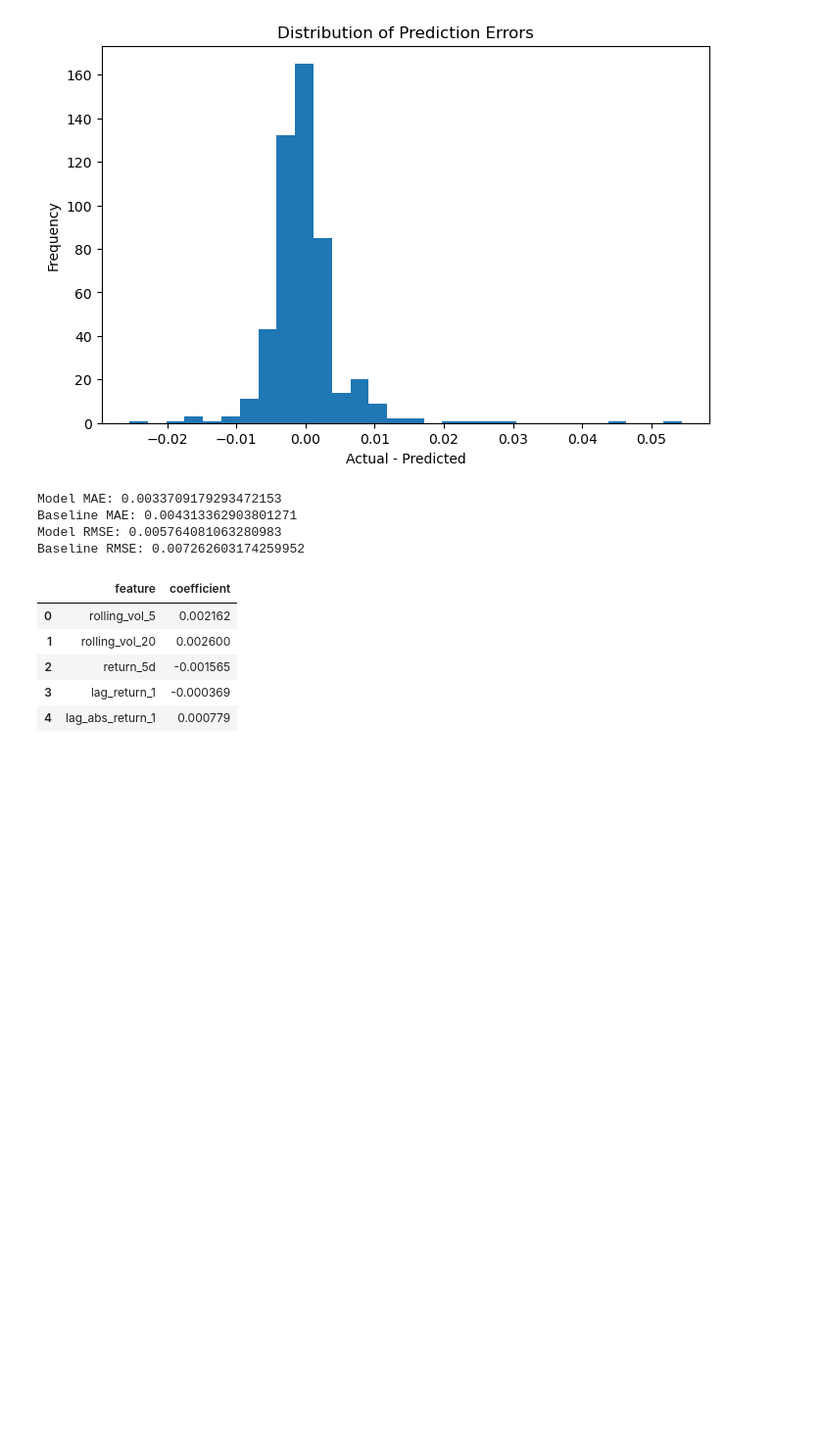
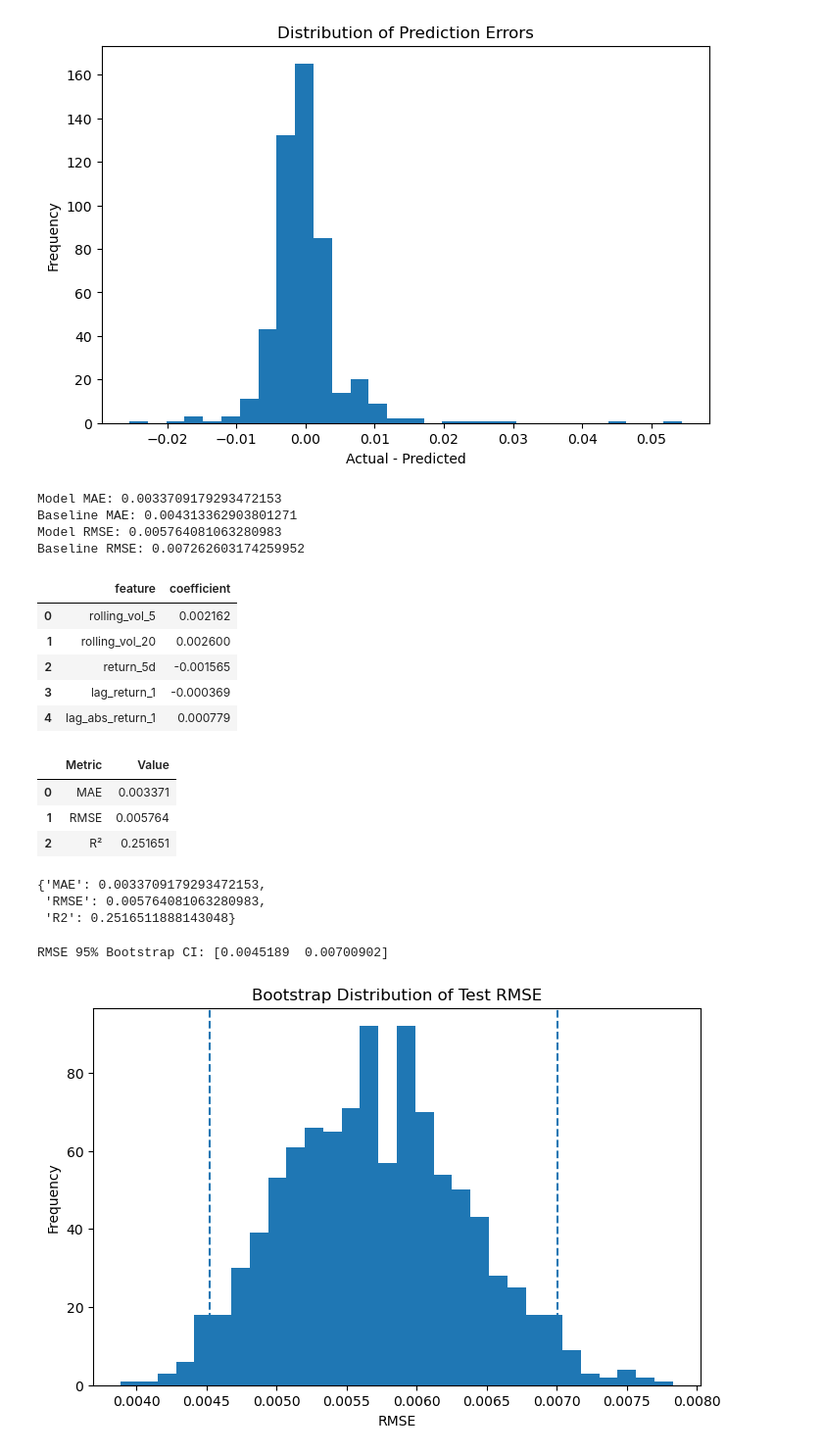
Before and after one commit to ch5510/bootcamp_chen_he, a Jupyter notebook: project/notebooks/project_pipeline.ipynb, the cells around one changed output. Shown at 98% size. Drawn from its saved outputs; the diff is of its cells as text; code cells hidden in the pictures; blank space fills up the shorter version.

Commit message:
Add evaluation visuals and scenario sensitivity analysis

```diff
--- a/project/notebooks/project_pipeline.ipynb
+++ b/project/notebooks/project_pipeline.ipynb
@@ -976,0 +979,20 @@ coef_table
+# %%
+performance = pd.DataFrame({
+    "Metric": [
+        "MAE",
+        "RMSE",
+        "R²"
+    ],
+    "Value": [
+        mae,
+        rmse,
+        r2
+    ]
+})
+
+performance
+# %% [output]
+|  | Metric | Value |
+| 0 | MAE | 0.003371 |
+| 1 | RMSE | 0.005764 |
+| 2 | R² | 0.251651 |
@@ -976,0 +1008,59 @@ coef_table
+# %%
+metrics = regression_metrics(
+    y_test,
+    y_pred
+)
+
+metrics
+# %% [output]
+{'MAE': 0.0033709179293472153,
+ 'RMSE': 0.005764081063280983,
+ 'R2': 0.2516511888143048}
+# %%
+rmse_boot = bootstrap_rmse(
+    y_test,
+    y_pred,
+    n_boot=1000,
+    seed=42
+)
+# %%
+import numpy as np
+rmse_ci = np.percentile(
+    rmse_boot,
+    [2.5, 97.5]
+)
+
+print(
+    "RMSE 95% Bootstrap CI:",
+    rmse_ci
+)
+# %% [output]
+RMSE 95% Bootstrap CI: [0.0045189  0.00700902]
+# %%
+plt.figure(figsize=(8, 5))
+
+plt.hist(
+    rmse_boot,
+    bins=30
+)
+
+plt.axvline(
+    rmse_ci[0],
+    linestyle="--"
+)
+
+plt.axvline(
+    rmse_ci[1],
+    linestyle="--"
+)
+
+plt.title(
+    "Bootstrap Distribution of Test RMSE"
+)
+
+plt.xlabel("RMSE")
+plt.ylabel("Frequency")
+
+plt.show()
+# %% [output]
+[figure, added]
```
Also changed, not shown: parts of 16 cells of this notebook, 4 other files.
